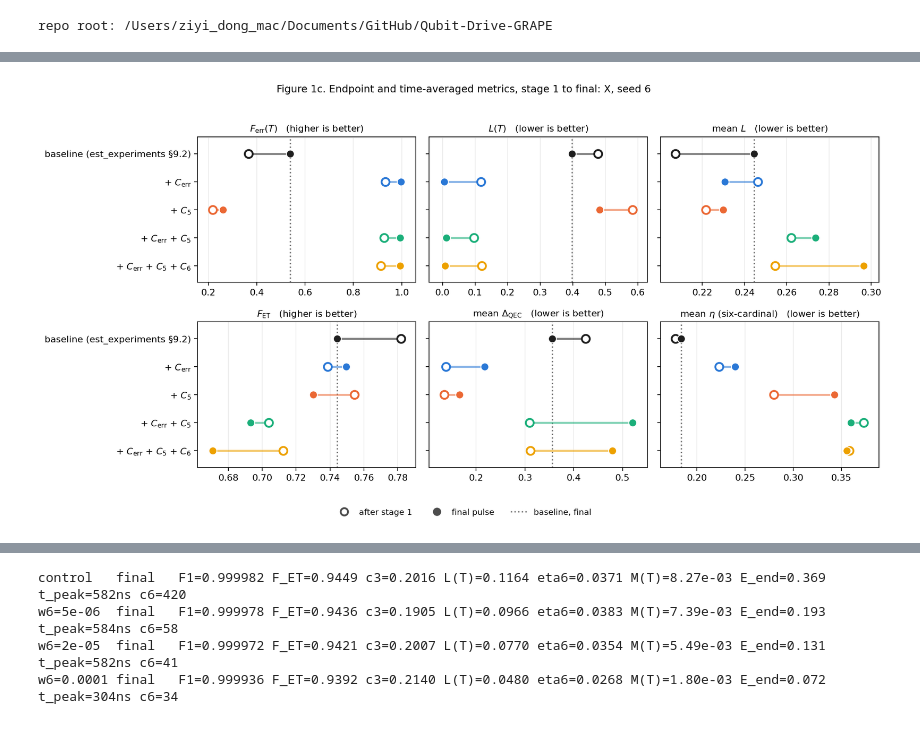
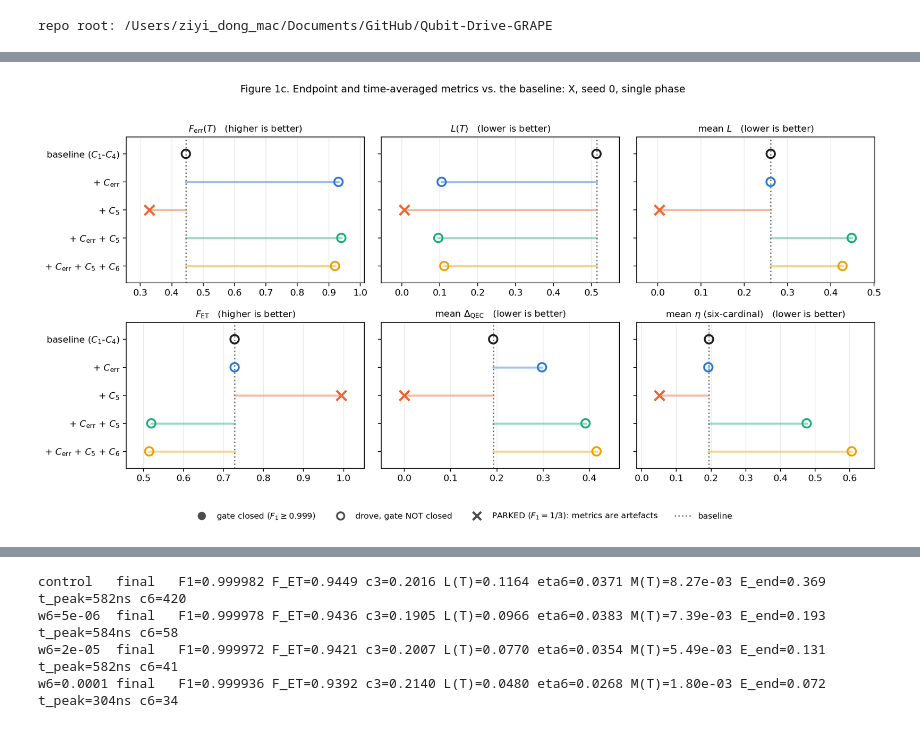
Before and after one commit to curiousCATla/Qubit-Drive-GRAPE, a Jupyter notebook: est_optimization.ipynb, the cells around one changed output, grey strips where cells are left out. Cells and saved outputs as stored; diff of their text form; code cells hidden in the pictures.

```diff
--- a/est_optimization.ipynb
+++ b/est_optimization.ipynb
@@ -393,5 +444,5 @@ pulse, the only one that reaches Fock 12); every other row is at most $1.2\times
 # %%
-# Figure 1b: Eqs. 6-8 over the gate for the five final pulses; bottom row zooms to the end.
+# Figure 1b: Eqs. 6-8 over the gate for the five pulses; bottom row zooms to the end.
 if nt_have:
     TR_COLS = [("dqec", r"$\Delta_{\rm QEC}(t)$"), ("L", r"$L_{E_j}(t)$"),
                ("eta_avg", r"$\eta_{E_j}(t)$, six-cardinal mean")]
@@ -400,9 +451,9 @@ if nt_have:
         for r in range(2):
             ax = axes[r, c]
             for run in NT_RUNS:
-                t = ntr[f"{run}/final/t"]
+                t = ntr[f"{run}/t"]
                 base = run == "baseline"
-                ax.plot(t, ntr[f"{run}/final/{key}"], color=NT_COLOR[run], ls=NT_LS[run],
+                ax.plot(t, ntr[f"{run}/{key}"], color=NT_COLOR[run], ls=NT_LS[run],
                         lw=2.4 if base else 1.9, zorder=4 if base else 3,
                         label=NT_LABEL[run])
             T = t[-1]
@@ -415,8 +466,8 @@ if nt_have:
     handles, labels = axes[0, 0].get_legend_handles_labels()
     fig.legend(handles, labels, loc="lower center", ncol=5, frameon=False, fontsize=9,
                bbox_to_anchor=(0.5, -0.03))
-    fig.suptitle("Figure 1b. Transparency metrics over the gate: X, seed 6, final pulses",
-                 fontsize=11)
+    fig.suptitle(f"Figure 1b. Transparency metrics over the gate: X, seed {cnt.SEED}, "
+                 "single phase", fontsize=11)
     fig.tight_layout(rect=(0, 0.04, 1, 0.96))
     fig6b_path = os.path.join(FIG_DIR, "fig6b_newterms_traces_X.png")
     fig.savefig(fig6b_path, dpi=160, bbox_inches="tight")
@@ -452,42 +502,67 @@ a gate that lands on the code words has no Knill–Laflamme violation there.
 # %%
-# Figure 1c: endpoint and time-averaged metrics per run, stage 1 (hollow) -> final (filled).
+# Figure 1c: endpoint and time-averaged metrics per run, against the baseline.
+# Single phase, so each run is ONE point -- the stage-1 -> final dumbbell this
+# replaced had two, and no longer has anything to connect.
 if nt_have:
     DB = [("F_err_T", r"$F_{\rm err}(T)$", "higher"), ("L_T", r"$L(T)$", "lower"),
           ("L_mean", r"mean $L$", "lower"), ("F_ET", r"$F_{\rm ET}$", "higher"),
           ("dqec_mean", r"mean $\Delta_{\rm QEC}$", "lower"),
           ("eta_avg_mean", r"mean $\eta$ (six-cardinal)", "lower")]
     ypos = {run: i for i, run in enumerate(reversed(NT_RUNS))}      # baseline on top
-    val = lambda run, stage, col: float(nt.loc[(nt.run == run) & (nt.stage == stage), col].iloc[0])
+    val = lambda run, col: float(nt.loc[nt.run == run, col].iloc[0])
+    # Three tiers, and the parked one needs its own mark: a parked pulse is
+    # trivially transparent (F_ET ~ 1, L ~ 0) because it barely drives, so its
+    # metrics are artefacts, not a weaker version of the others'.
+    tier = {}
+    for run in NT_RUNS:
+        r = nt.loc[nt.run == run].iloc[0]
+        tier[run] = ("closed" if r.gate_closed else
+                     "open" if r.progress > 0.5 else "parked")
 
     fig, axes = plt.subplots(2, 3, figsize=(13.0, 6.6), sharey=True)
     for ax, (col, name, better) in zip(axes.ravel(), DB):
-        ax.axvline(val("baseline", "final", col), color="0.45", ls=":", lw=1.5, zorder=1)
+        base = val("baseline", col)
+        ax.axvline(base, color="0.45", ls=":", lw=1.5, zorder=1)
         for run in NT_RUNS:
-            s1, s2, y = val(run, "stage1", col), val(run, "final", col), ypos[run]
-            ax.plot([s1, s2], [y, y], color=NT_COLOR[run], lw=2.2, alpha=0.55, zorder=2)
-            ax.scatter([s1], [y], s=75, facecolors="white", edgecolors=NT_COLOR[run],
-                       linewidths=2.0, zorder=3)
-            ax.scatter([s2], [y], s=75, color=NT_COLOR[run], edgecolors="white",
-                       linewidths=1.0, zorder=4)
+            v, y = val(run, col), ypos[run]
+            # Stem from the baseline, so the sign and size of the move are read
+            # off the line rather than inferred from two nearby dots.
+            ax.plot([base, v], [y, y], color=NT_COLOR[run], lw=2.2, alpha=0.45,
+                    zorder=2)
+            # A pulse that never reached a gate is drawn hollow: its metrics are
+            # not comparable with the rest (a parked pulse is transparent free).
+            if tier[run] == "closed":
+                ax.scatter([v], [y], s=85, color=NT_COLOR[run], edgecolors="white",
+                           linewidths=1.0, zorder=4)
+            elif tier[run] == "open":
+                ax.scatter([v], [y], s=85, facecolors="none",
+                           edgecolors=NT_COLOR[run], linewidths=2.0, zorder=4)
+            else:
+                ax.scatter([v], [y], s=120, marker="x", color=NT_COLOR[run],
+                           linewidths=2.4, zorder=4)
         ax.set_title(f"{name}   ({better} is better)", fontsize=10)
         ax.set_yticks(list(ypos.values()))
         ax.set_yticklabels([NT_LABEL[run] for run in ypos])
         ax.set_ylim(-0.6, len(NT_RUNS) - 0.4)
-        ax.margins(x=0.08)
+        ax.margins(x=0.12)
         ax.grid(alpha=0.25, axis="x")
-    handles = [Line2D([], [], ls="", marker="o", ms=8, mfc="white", mec="0.3", mew=2,
-                      label="after stage 1"),
-               Line2D([], [], ls="", marker="o", ms=8, color="0.3", label="final pulse"),
-               Line2D([], [], color="0.45", ls=":", lw=1.5, label="baseline, final")]
-    fig.legend(handles=handles, loc="lower center", ncol=3, frameon=False, fontsize=9,
-               bbox_to_anchor=(0.5, -0.03))
-    fig.suptitle("Figure 1c. Endpoint and time-averaged metrics, stage 1 to final: X, seed 6",
-                 fontsize=11)
+    handles = [Line2D([], [], ls="", marker="o", ms=8, color="0.3",
+                      label=rf"gate closed ($F_1 \geq {cnt.F1_MIN}$)"),
+               Line2D([], [], ls="", marker="o", ms=8, mfc="white", mec="0.3", mew=2,
+                      label=r"drove, gate NOT closed"),
+               Line2D([], [], ls="", marker="x", ms=9, color="0.3", mew=2.4,
+                      label=r"PARKED ($F_1 = 1/3$): metrics are artefacts"),
+               Line2D([], [], color="0.45", ls=":", lw=1.5, label="baseline")]
+    # 4 entries now, so give the legend row the width it needs.
+    fig.legend(handles=handles, loc="lower center", ncol=4, frameon=False, fontsize=9,
+               bbox_to_anchor=(0.5, -0.04))
+    fig.suptitle(f"Figure 1c. Endpoint and time-averaged metrics vs. the baseline: "
+                 f"X, seed {cnt.SEED}, single phase", fontsize=11)
     fig.tight_layout(rect=(0, 0.04, 1, 0.96))
     fig6c_path = os.path.join(FIG_DIR, "fig6c_newterms_summary_X.png")
     fig.savefig(fig6c_path, dpi=160, bbox_inches="tight")
     plt.close(fig)
     show(fig6c_path, width=980)
 # %% [output]
-[figure, old version]
+[figure, new version]
 # %% [markdown]
```
Also changed, not shown: parts of 13 cells of this notebook, 31 other files.
